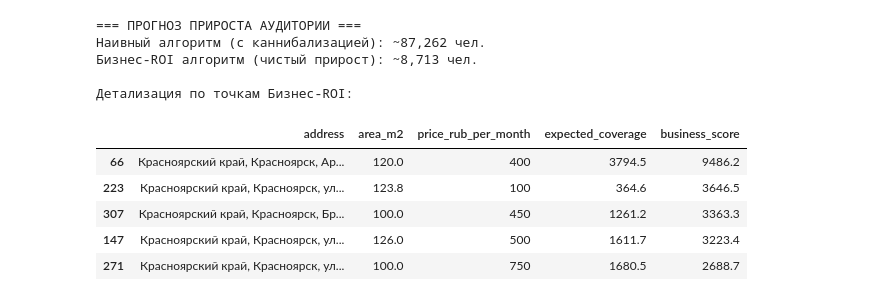
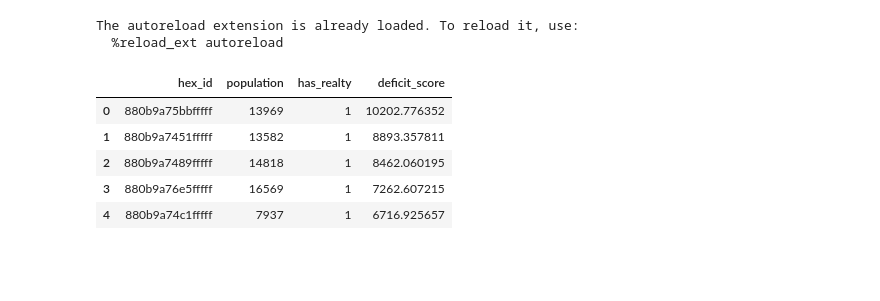
Before and after one commit to s1r24/Optimization-of-Ozon-pick-up-points-in-Krasnoyarsk, a Jupyter notebook: notebooks/04_algorithm_experiments.ipynb, the cells around one changed output. Drawn from its saved outputs; the diff is of its cells as text; code cells hidden in the pictures; blank space fills up the shorter version.

Commit message:
написал ключевой алгоритм и построил ключевую карту

```diff
--- a/notebooks/04_algorithm_experiments.ipynb
+++ b/notebooks/04_algorithm_experiments.ipynb
@@ -9,22 +9,11 @@ db_port = "5432"
 db_name = "ozon_project"
 
 encoded_password = urllib.parse.quote_plus(db_password)
-
 conn_str = f"postgresql://{db_user}:{encoded_password}@{db_host}:{db_port}/{db_name}"
 
 try:
-    print(f"Пробую подключиться к базе под пользователем '{db_user}'...")
     engine = create_engine(conn_str)
-
     inspector = inspect(engine)
     tables = inspector.get_table_names()
-
-    print("\nПодключение прошло успешно!")
-    if tables:
-        print(f"Найдены следующие таблицы: {tables}")
-    else:
-        print("База данных доступна, но в ней пока нет ни одной таблицы.")
-
 except Exception as e:
-    print("\nОшибка подключения. Текст ошибки:")
     print(e)
@@ -166,21 +98,29 @@ print("\nФайлы успешно сохранены для визуализа
 # %%
-total_naive_coverage = naive_candidates['expected_coverage'].sum()
-total_roi_coverage = roi_candidates['expected_coverage'].sum()
+%load_ext autoreload
+%autoreload 2
 
-print("=== ПРОГНОЗ ПРИРОСТА АУДИТОРИИ ===")
-print(f"Наивный алгоритм (с каннибализацией): ~{total_naive_coverage:,.0f} чел.")
-print(f"Бизнес-ROI алгоритм (чистый прирост): ~{total_roi_coverage:,.0f} чел.")
-print("\nДетализация по точкам Бизнес-ROI:")
-display(roi_candidates[['address', 'area_m2', 'price_rub_per_month', 'expected_coverage', 'business_score']].round(1))
+from algorithms import calculate_macro_scores, select_top_5_hexagons_nms
+
+scored_hex_gdf = calculate_macro_scores(
+    hex_gdf=hexagons_gdf,
+    pvz_gdf=pvz_gdf,
+    realty_gdf=realty_gdf
+)
+
+top_5_macro_zones = select_top_5_hexagons_nms(
+    scored_hex=scored_hex_gdf,
+    cannibalization_k_ring=1
+)
+
+display(top_5_macro_zones[['hex_id', 'population', 'has_realty', 'deficit_score']])
+
+top_5_macro_zones.to_file(processed_dir / 'top_5_macro_zones.geojson', driver='GeoJSON')
 # %% [output]
-=== ПРОГНОЗ ПРИРОСТА АУДИТОРИИ ===
-Наивный алгоритм (с каннибализацией): ~87,262 чел.
-Бизнес-ROI алгоритм (чистый прирост): ~8,713 чел.
-
-Детализация по точкам Бизнес-ROI:
+The autoreload extension is already loaded. To reload it, use:
+  %reload_ext autoreload
-|  | address | area_m2 | price_rub_per_month | expected_coverage | business_score |
-| 66 | Красноярский край, Красноярск, Ар... | 120.0 | 400 | 3794.5 | 9486.2 |
-| 223 | Красноярский край, Красноярск, ул... | 123.8 | 100 | 364.6 | 3646.5 |
-| 307 | Красноярский край, Красноярск, Бр... | 100.0 | 450 | 1261.2 | 3363.3 |
-| 147 | Красноярский край, Красноярск, ул... | 126.0 | 500 | 1611.7 | 3223.4 |
-| 271 | Красноярский край, Красноярск, ул... | 100.0 | 750 | 1680.5 | 2688.7 |
+|  | hex_id | population | has_realty | deficit_score |
+| 0 | 880b9a75bbfffff | 13969 | 1 | 10202.776352 |
+| 1 | 880b9a7451fffff | 13582 | 1 | 8893.357811 |
+| 2 | 880b9a7489fffff | 14818 | 1 | 8462.060195 |
+| 3 | 880b9a76e5fffff | 16569 | 1 | 7262.607215 |
+| 4 | 880b9a74c1fffff | 7937 | 1 | 6716.925657 |
```
Also changed, not shown: parts of 7 cells of this notebook, 8 other files.
